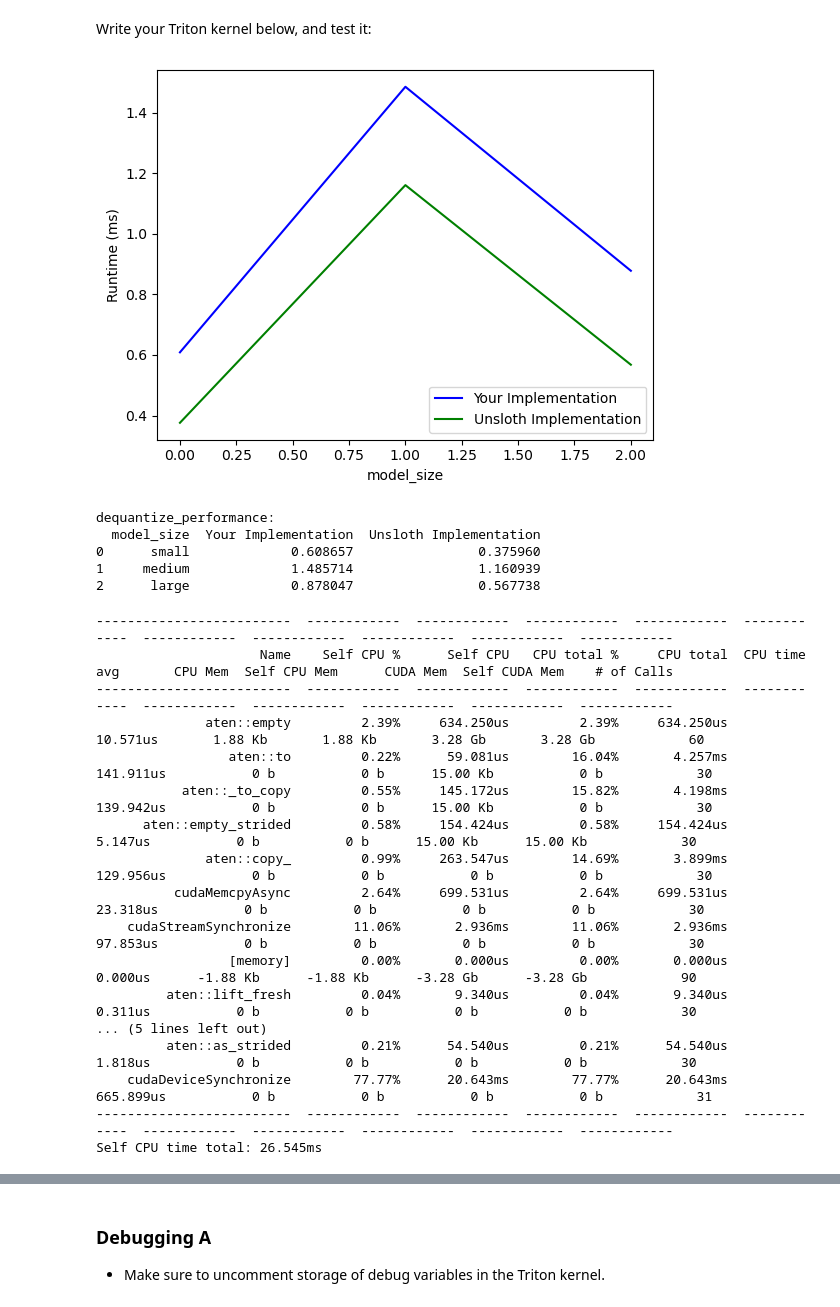
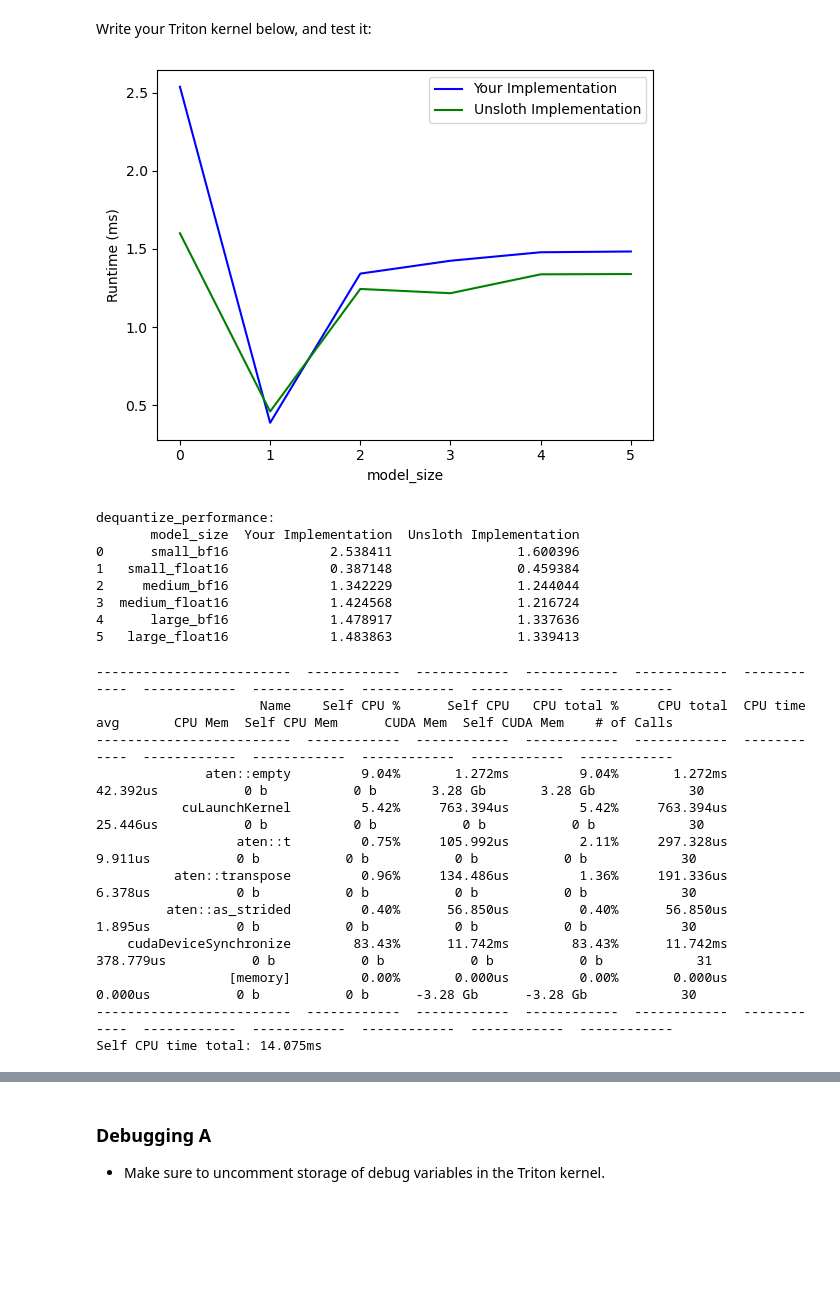
Before and after one commit to 0xEljh/unsloth-ai-feb2025, a Jupyter notebook: Unsloth_Puzzles.ipynb, the cells around one changed output, grey strips where cells are left out. Cells and saved outputs as stored; diff of their text form; code cells hidden in the pictures; blank space fills up the shorter version.

```diff
--- a/Unsloth_Puzzles.ipynb
+++ b/Unsloth_Puzzles.ipynb
@@ -632,14 +749,19 @@ def your_dequantize_nf4(weight):
 # # ### CALCULATE SPEEDUP (hopefully 1.15x faster or more)
 # test_dequantize(unsloth_dequantize) / test_dequantize(your_dequantize_nf4)
 # %%
+size_map = {
+        "small_bf16": (5, 777, 1024, 4096, torch.bfloat16, 3410),
+        "small_float16": (5, 777, 1024, 4096, torch.float16, 3410),
+        "medium_bf16": (3, 2048, 4096, 14336, torch.bfloat16, 3400),
+        "medium_float16": (3, 2048, 4096, 14336, torch.float16, 3400),
+        "large_bf16": (12, 1024, 4096, 16384, torch.bfloat16, 3390),
+        "large_float16": (12, 1024, 4096, 16384, torch.float16, 3390),
+    }
+
 @triton.testing.perf_report(
     triton.testing.Benchmark(
         x_names=['model_size'],  # Use a single parameter for the x-axis
-        x_vals=[
-            'small',  # (5, 777, 1024, 4096)
-            'medium', # (3, 2048, 4096, 14336)
-            'large',  # (2, 3333, 2048, 8192)
-        ],
+        x_vals=list(size_map.keys()),
         line_arg='provider',
         line_vals=[
             'your_dequantize',
@@ -651,46 +773,43 @@ def your_dequantize_nf4(weight):
         ],
         styles=[('blue', '-'), ('green', '-')],
         ylabel='Runtime (ms)',
         plot_name='dequantize_performance',
         args={},  # Empty dict for additional args
     )
 )
 def bench_dequantize(model_size, provider):
     # Map model size to configuration
-    size_map = {
-        'small': (5, 777, 1024, 4096, torch.bfloat16, 3409),
-        'medium': (3, 2048, 4096, 14336, torch.bfloat16, 3408),
-        'large': (2, 3333, 2048, 8192, torch.float16, 3407),
-    }
-
     bsz, qlen, hd, m, dtype, seed = size_map[model_size]
 
     set_seed(seed)
     torch.set_default_dtype(dtype)
     mlp = MLP(hd=hd, m=m, dtype=dtype).to("cuda")
     X = torch.randn((bsz, qlen, hd), device="cuda")
 
     # Select the dequantization function based on provider
     dequantize_fx = your_dequantize_nf4 if provider == 'your_dequantize' else unsloth_dequantize
 
     # Benchmark
     ms = triton.testing.do_bench(
         lambda: mlp_dequantize(X, mlp, dequantize_fx),
-        warmup=10,
+        warmup=20,
         rep=100
     )
 
     return ms
 
 
 bench_dequantize.run(print_data=True, show_plots=True)
 # %% [output]
-[figure, old version]
+[figure, new version]
 dequantize_performance:
-  model_size  Your Implementation  Unsloth Implementation
-0      small             0.608657                0.375960
-1     medium             1.485714                1.160939
-2      large             0.878047                0.567738
+       model_size  Your Implementation  Unsloth Implementation
+0      small_bf16             2.538411                1.600396
+1   small_float16             0.387148                0.459384
+2     medium_bf16             1.342229                1.244044
+3  medium_float16             1.424568                1.216724
+4      large_bf16             1.478917                1.337636
+5   large_float16             1.483863                1.339413
 # %%
 def profile_dequantize(dequantize_fx, size=(3, 2048, 4096, 14336), dtype=torch.bfloat16):
     bsz, qlen, hd, m = size
@@ -699,7 +818,7 @@ def profile_dequantize(dequantize_fx, size=(3, 2048, 4096, 14336), dtype=torch.b
     set_seed(seed)
     torch.set_default_dtype(dtype)
     mlp = MLP(hd=hd, m=m, dtype=dtype).to("cuda")
-    X = torch.randn((bsz, qlen, hd), device="cuda")t
+    X = torch.randn((bsz, qlen, hd), device="cuda")
 
     # Warmup
     for _ in range(5):
@@ -734,20 +853,15 @@ prof_yours = profile_dequantize(your_dequantize_nf4)
 -------------------------  ------------  ------------  ------------  ------------  ------------  ------------  ------------  ------------  ------------  ------------
                      Name    Self CPU %      Self CPU   CPU total %     CPU total  CPU time avg       CPU Mem  Self CPU Mem      CUDA Mem  Self CUDA Mem    # of Calls
 -------------------------  ------------  ------------  ------------  ------------  ------------  ------------  ------------  ------------  ------------  ------------
-              aten::empty         2.39%     634.250us         2.39%     634.250us      10.571us       1.88 Kb       1.88 Kb       3.28 Gb       3.28 Gb            60
-                 aten::to         0.22%      59.081us        16.04%       4.257ms     141.911us           0 b           0 b      15.00 Kb           0 b            30
-           aten::_to_copy         0.55%     145.172us        15.82%       4.198ms     139.942us           0 b           0 b      15.00 Kb           0 b            30
-      aten::empty_strided         0.58%     154.424us         0.58%     154.424us       5.147us           0 b           0 b      15.00 Kb      15.00 Kb            30
-              aten::copy_         0.99%     263.547us        14.69%       3.899ms     129.956us           0 b           0 b           0 b           0 b            30
-          cudaMemcpyAsync         2.64%     699.531us         2.64%     699.531us      23.318us           0 b           0 b           0 b           0 b            30
-    cudaStreamSynchronize        11.06%       2.936ms        11.06%       2.936ms      97.853us           0 b           0 b           0 b           0 b            30
-                 [memory]         0.00%       0.000us         0.00%       0.000us       0.000us      -1.88 Kb      -1.88 Kb      -3.28 Gb      -3.28 Gb            90
-         aten::lift_fresh         0.04%       9.340us         0.04%       9.340us       0.311us           0 b           0 b           0 b           0 b            30
-... (5 lines left out)
-         aten::as_strided         0.21%      54.540us         0.21%      54.540us       1.818us           0 b           0 b           0 b           0 b            30
-    cudaDeviceSynchronize        77.77%      20.643ms        77.77%      20.643ms     665.899us           0 b           0 b           0 b           0 b            31
+              aten::empty         9.04%       1.272ms         9.04%       1.272ms      42.392us           0 b           0 b       3.28 Gb       3.28 Gb            30
+           cuLaunchKernel         5.42%     763.394us         5.42%     763.394us      25.446us           0 b           0 b           0 b           0 b            30
+                  aten::t         0.75%     105.992us         2.11%     297.328us       9.911us           0 b           0 b           0 b           0 b            30
+          aten::transpose         0.96%     134.486us         1.36%     191.336us       6.378us           0 b           0 b           0 b           0 b            30
+         aten::as_strided         0.40%      56.850us         0.40%      56.850us       1.895us           0 b           0 b           0 b           0 b            30
+    cudaDeviceSynchronize        83.43%      11.742ms        83.43%      11.742ms     378.779us           0 b           0 b           0 b           0 b            31
+                 [memory]         0.00%       0.000us         0.00%       0.000us       0.000us           0 b           0 b      -3.28 Gb      -3.28 Gb            30
 -------------------------  ------------  ------------  ------------  ------------  ------------  ------------  ------------  ------------  ------------  ------------
-Self CPU time total: 26.545ms
+Self CPU time total: 14.075ms
 # %%
 ### TEST IT BELOW:
 # test_dequantize(your_dequantize_nf4)
```
Also changed, not shown: parts of 5 cells of this notebook, 2 other files.
